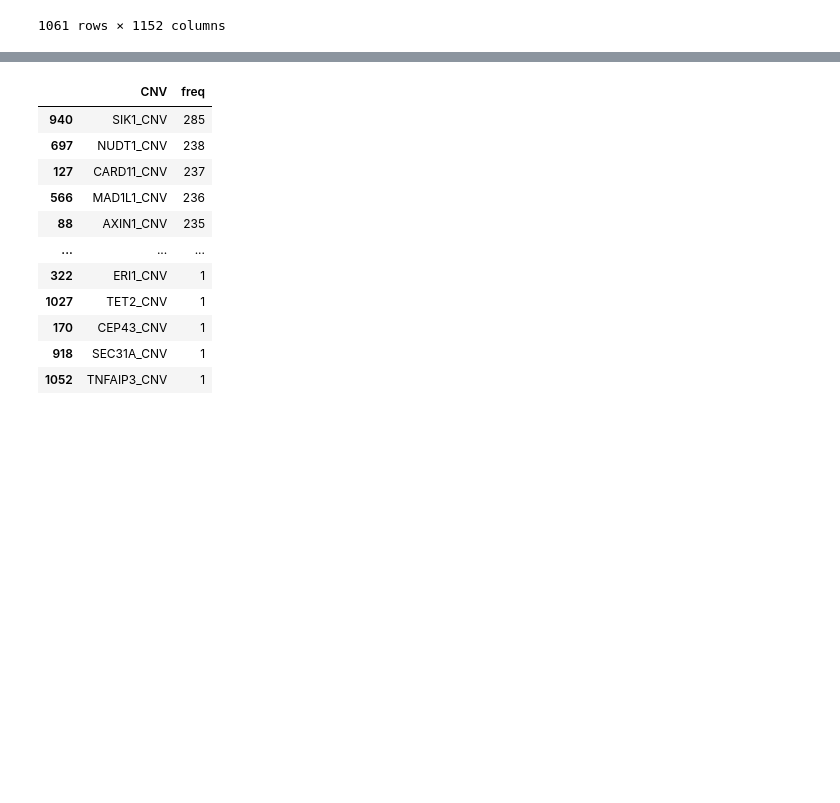
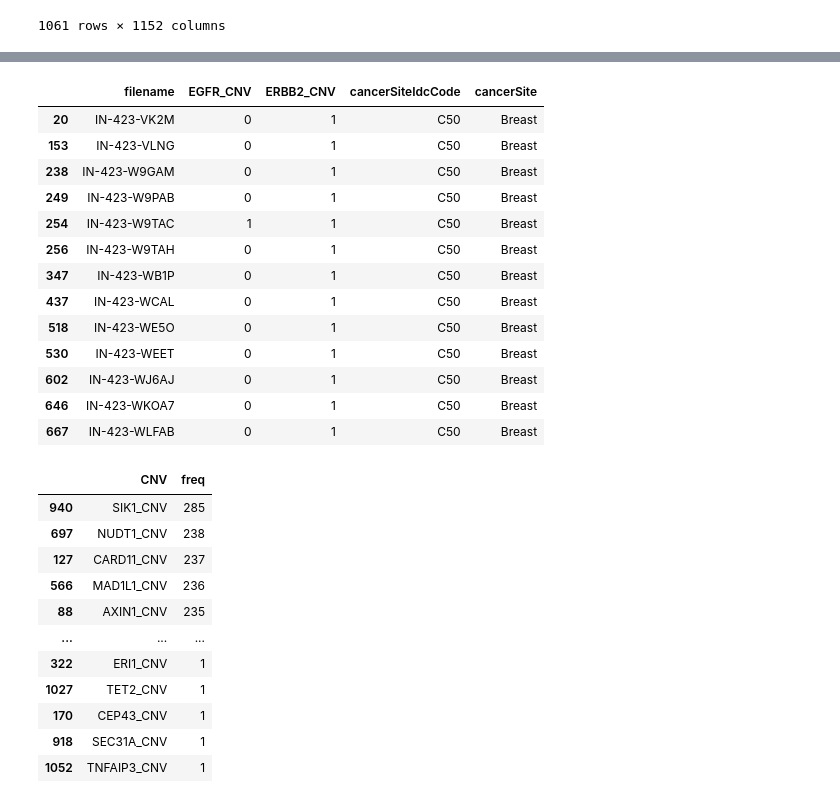
Before and after one commit to atomikkus/stratagenome_cdss, a Jupyter notebook: preprocesing.ipynb, the cells around one changed output, grey strips where cells are left out. Saved outputs shown, nothing was run; the diff lists cells and outputs as text; code cells hidden in the pictures; blank space fills up the shorter version.

```diff
--- a/preprocesing.ipynb
+++ b/preprocesing.ipynb
@@ -20,3 +49,20 @@ cnv
+# %%
+cnv_test1[(cnv_test1['cancerSite']=='Breast') & (cnv_test1['ERBB2_CNV']==1)]
+# %% [output]
+|  | filename | EGFR_CNV | ERBB2_CNV | cancerSiteIdcCode | cancerSite |
+| 20 | IN-423-VK2M | 0 | 1 | C50 | Breast |
+| 153 | IN-423-VLNG | 0 | 1 | C50 | Breast |
+| 238 | IN-423-W9GAM | 0 | 1 | C50 | Breast |
+| 249 | IN-423-W9PAB | 0 | 1 | C50 | Breast |
+| 254 | IN-423-W9TAC | 1 | 1 | C50 | Breast |
+| 256 | IN-423-W9TAH | 0 | 1 | C50 | Breast |
+| 347 | IN-423-WB1P | 0 | 1 | C50 | Breast |
+| 437 | IN-423-WCAL | 0 | 1 | C50 | Breast |
+| 518 | IN-423-WE5O | 0 | 1 | C50 | Breast |
+| 530 | IN-423-WEET | 0 | 1 | C50 | Breast |
+| 602 | IN-423-WJ6AJ | 0 | 1 | C50 | Breast |
+| 646 | IN-423-WKOA7 | 0 | 1 | C50 | Breast |
+| 667 | IN-423-WLFAB | 0 | 1 | C50 | Breast |
 # %%
 cnv_stats = cnv.sum(axis=0).reset_index().iloc[1:]
 cnv_stats[['CNV', 'freq']] = cnv_stats
```
Also changed, not shown: parts of 5 cells of this notebook, 7 other files.
